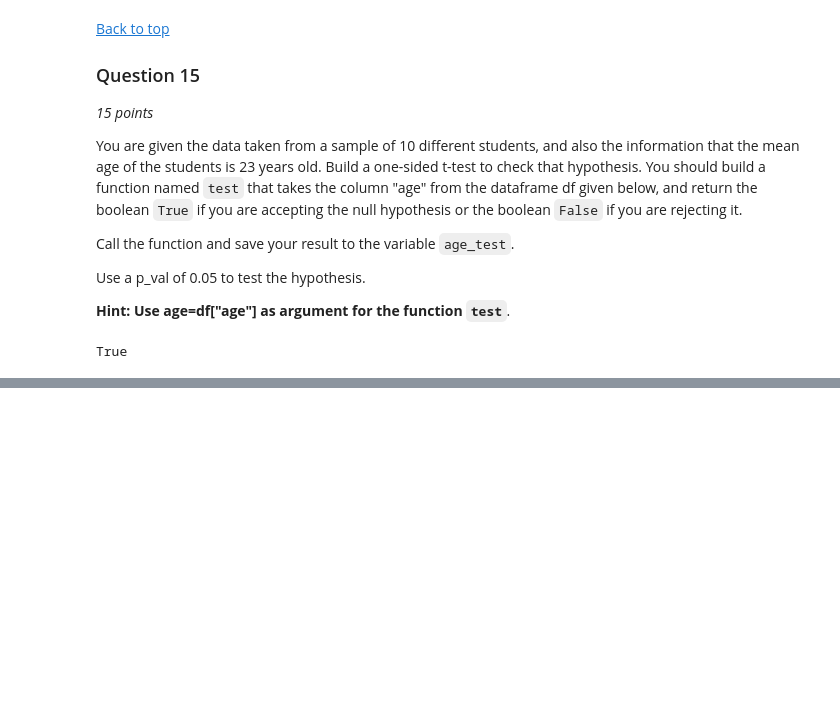
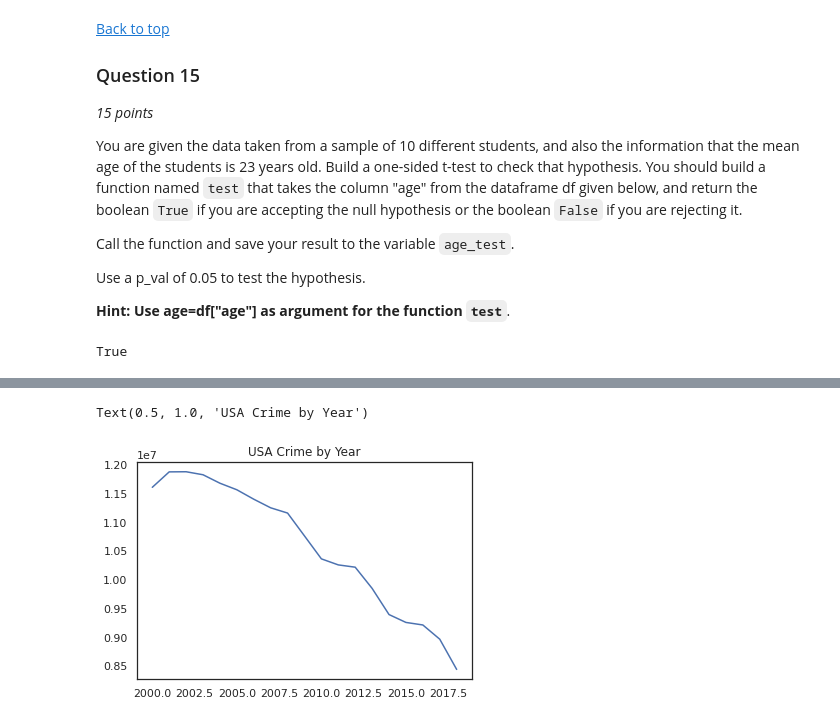
Before and after one commit to alexeimarcilio/Emeritus, a Jupyter notebook: Week09/Final_Assignment_ADSPY.ipynb, the cells around one changed output, grey strips where cells are left out. Cells and saved outputs as stored; diff of their text form; code cells hidden in the pictures; blank space fills up the shorter version.

```diff
--- a/Week09/Final_Assignment_ADSPY.ipynb
+++ b/Week09/Final_Assignment_ADSPY.ipynb
@@ -934,0 +954,3 @@ True
+# %%
+# Read the file
+crime = pd.read_csv('data/CrimeUSA.csv')
@@ -934,0 +966,6 @@ True
+# %%
+plt.plot("Year", "Total", data=crime)
+plt.title("USA Crime by Year")
+# %% [output]
+Text(0.5, 1.0, 'USA Crime by Year')
+[figure, added]
```
Also changed, not shown: parts of 20 cells of this notebook, 3 other files.
